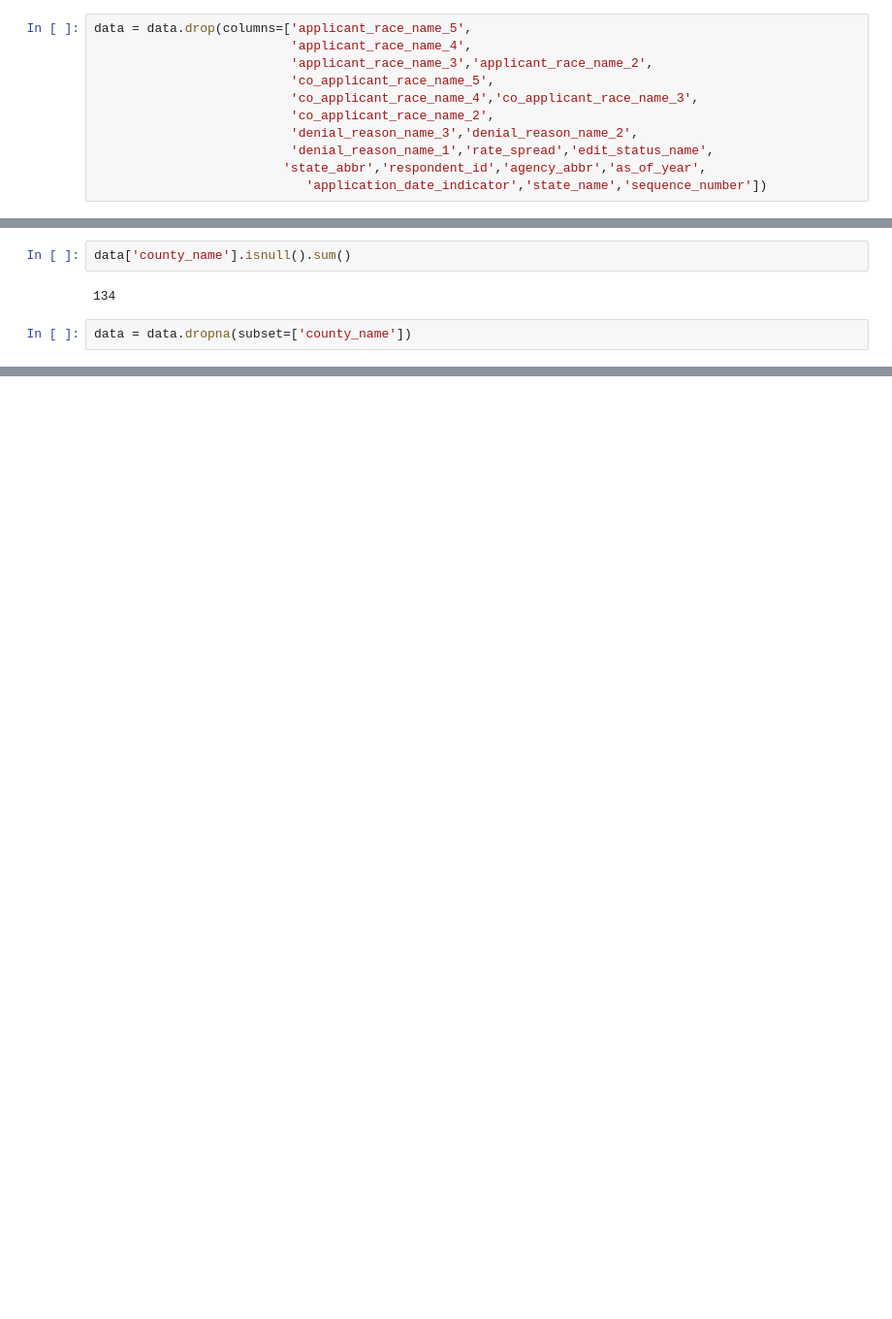
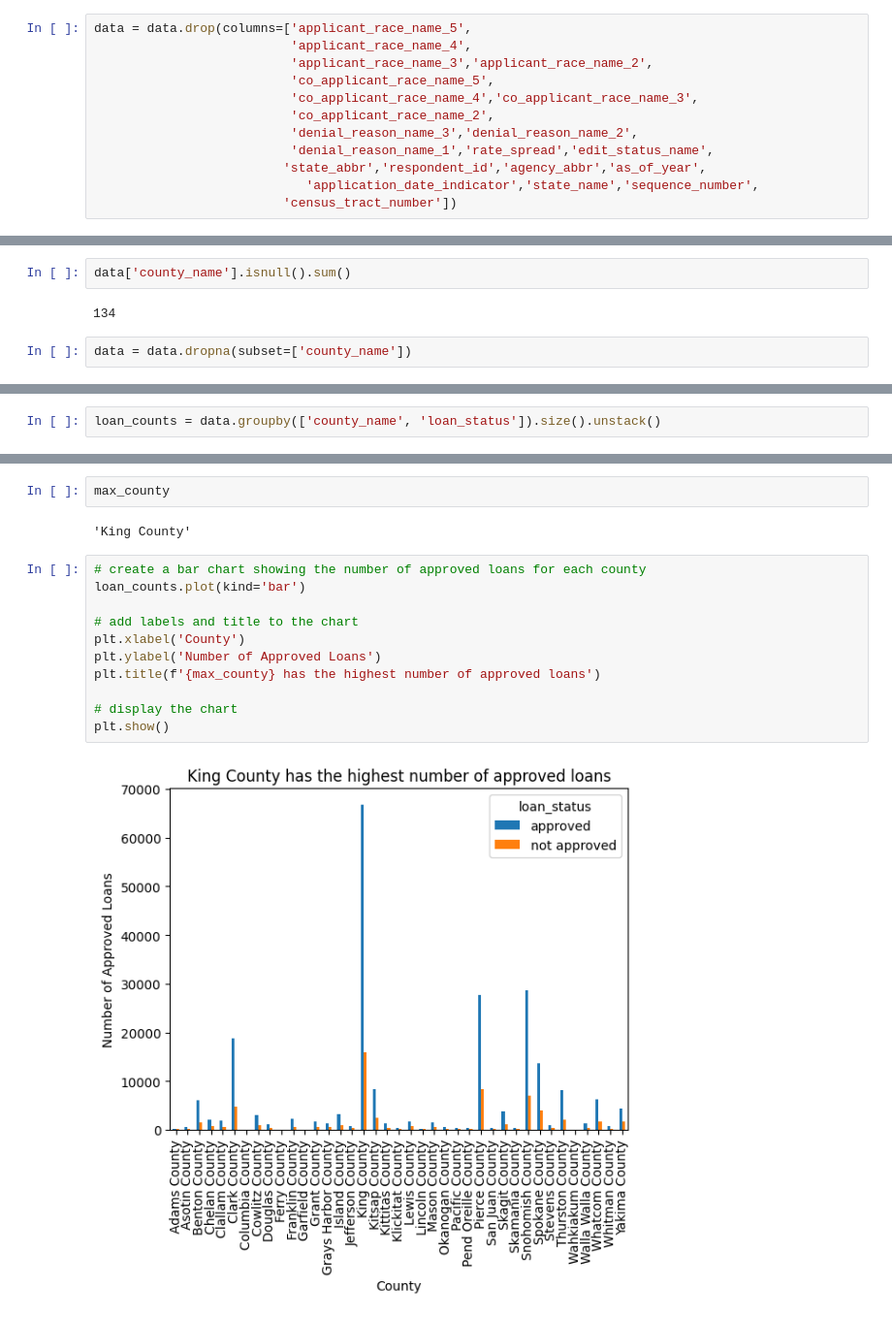
Before and after one commit to roski10/Project_Mortgages, a Jupyter notebook: notebook/Rohans_Project_Mortgages.ipynb, the cells around one changed output, grey strips where cells are left out. Shown: that part at 97% size. Cells and saved outputs as stored; diff of their text form; blank space fills up the shorter version.

Commit message:
added data visuals

```diff
--- a/notebook/Rohans_Project_Mortgages.ipynb
+++ b/notebook/Rohans_Project_Mortgages.ipynb
@@ -154,7 +156,8 @@ data = data.drop(columns=['applicant_race_name_5',
                           'denial_reason_name_3','denial_reason_name_2',
                           'denial_reason_name_1','rate_spread','edit_status_name',
                          'state_abbr','respondent_id','agency_abbr','as_of_year',
-                            'application_date_indicator','state_name','sequence_number'])
+                            'application_date_indicator','state_name','sequence_number',
+                         'census_tract_number'])
 # %%
 data.isnull().sum()
 # %% [output]
@@ -413,0 +445,2 @@ dtype: float64
+# %%
+loan_counts = data.groupby(['county_name', 'loan_status']).size().unstack()
@@ -413,0 +457,17 @@ dtype: float64
+# %%
+max_county
+# %% [output]
+'King County'
+# %%
+# create a bar chart showing the number of approved loans for each county
+loan_counts.plot(kind='bar')
+
+# add labels and title to the chart
+plt.xlabel('County')
+plt.ylabel('Number of Approved Loans')
+plt.title(f'{max_county} has the highest number of approved loans')
+
+# display the chart
+plt.show()
+# %% [output]
+[figure, added]
```
Also changed, not shown: parts of 45 cells of this notebook.
